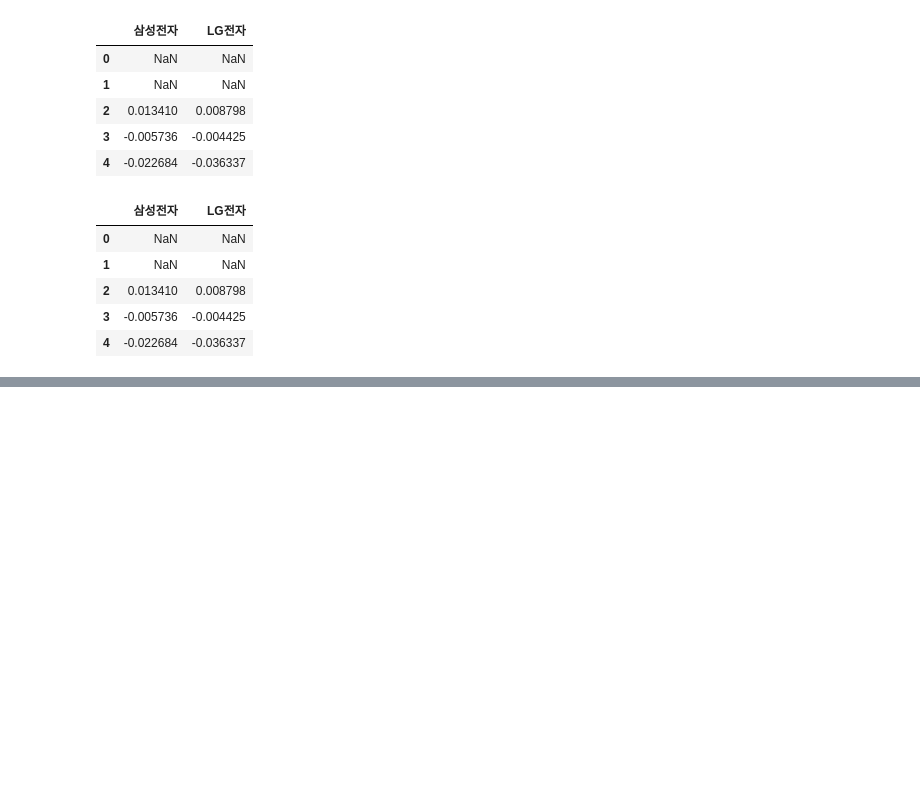
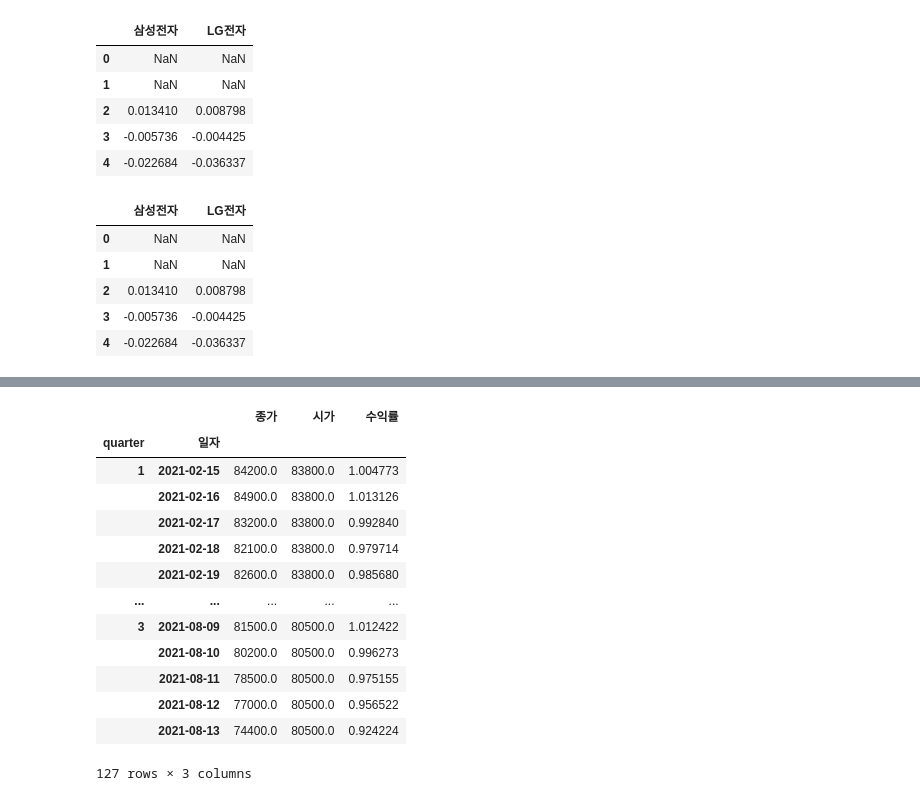
Before and after one commit to netager/Quick_Ref, a Jupyter notebook: data_analysis/imsi/06. 시계열.ipynb, the cells around one changed output, grey strips where cells are left out. Drawn from its saved outputs; the diff is of its cells as text; code cells hidden in the pictures; blank space fills up the shorter version.

Commit message:
20220325 Office Review Pandas

```diff
--- a/data_analysis/imsi/06. 시계열.ipynb
+++ b/data_analysis/imsi/06. 시계열.ipynb
@@ -352,0 +367,12 @@ df.pct_change(periods=2)
+# %%
+# ss_ex_1.xlsx 엑셀 파일을 사용해서 각 분기의 시가 대비 일일 상승률(종가 기준)을 계산해 보겠습니다.
+# read_excel함수로 데이터를 읽어오며, usecols 파라미터로 일자, 시가, 종가 컬럼만을 선택합니다.
+# 날짜 컬럼을 데이터프레임의 인덱스로 지정하고 데이터는 일자를 기준으로 오름차순 정렬합니다.
+# [ 그림 6.6.4 ]
+
+import pandas as pd
+
+df = pd.read_excel("data/ss_ex_1.xlsx", index_col=0, usecols=[0, 1, 4])
+df.index = pd.to_datetime(df.index)
+df = df.sort_index()
+df.head()
@@ -352,0 +407,4 @@ df.pct_change(periods=2)
+# %%
+# Grouper 객체를 사용해서 분기별 데이터를 집계할 수도 있습니다.
+df_quarter = df['시가'].groupby(pd.Grouper(freq='q')).first().to_frame()
+df_quarter
@@ -352,0 +417,35 @@ df.pct_change(periods=2)
+# %%
+# 수익률을 계산하기 위해 그림 6.6.4와 그림 6.6.5를 '분기별'로 연결해야 합니다.
+# 따라서 단순히 이어 붙이는 concat 보다는 merge를 사용해야 하며, 데이터프레임을 병합하기 위해
+# 기준이 되는 '분기' 컬럼을 각 데이터프레임에 추가해야 합니다.
+
+df_quarter['quarter'] = df_quarter.index.quarter
+df['quarter'] = df.index.quarter
+# %%
+# 다음 코드는 필요한 데이터만을 슬라이싱해서 두 개의 데이터프레임을 병합합니다.
+# merge 함수는 기본적으로 인덱스를 제외한 값만을 합치기 때문에 reset_index 메서드로 인덱스를 값으로 치환한 뒤에
+# merge합니다.
+
+df_daily = df[['종가', 'quarter']].reset_index()
+r = pd.merge(left=df_daily, right=df_quarter, on='quarter')
+# %%
+# 다음 코드는 수익률을 계산하고 그림 6.6.8과 같이 멀티 인덱스로 데이터를 정리합니다.
+
+r['수익률'] = r['종가'] / r['시가']
+r = r.set_index(['quarter','일자'])
+r
+# %% [output]
+|  |  | 종가 | 시가 | 수익률 |
+| quarter | 일자 |  |  |  |
+| 1 | 2021-02-15 | 84200.0 | 83800.0 | 1.004773 |
+|  | 2021-02-16 | 84900.0 | 83800.0 | 1.013126 |
+|  | 2021-02-17 | 83200.0 | 83800.0 | 0.992840 |
+|  | 2021-02-18 | 82100.0 | 83800.0 | 0.979714 |
+|  | 2021-02-19 | 82600.0 | 83800.0 | 0.985680 |
+| ... | ... | ... | ... | ... |
+| 3 | 2021-08-09 | 81500.0 | 80500.0 | 1.012422 |
+|  | 2021-08-10 | 80200.0 | 80500.0 | 0.996273 |
+|  | 2021-08-11 | 78500.0 | 80500.0 | 0.975155 |
+|  | 2021-08-12 | 77000.0 | 80500.0 | 0.956522 |
+|  | 2021-08-13 | 74400.0 | 80500.0 | 0.924224 |
+127 rows × 3 columns
```
Also changed, not shown: parts of 4 cells of this notebook.
